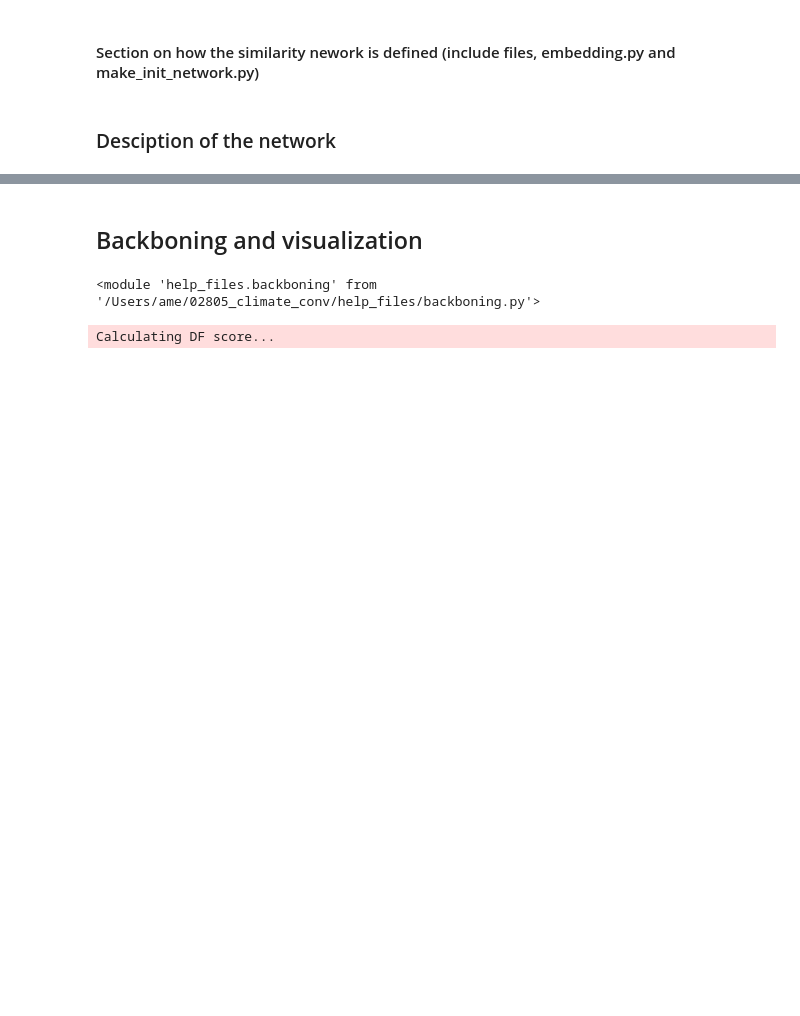
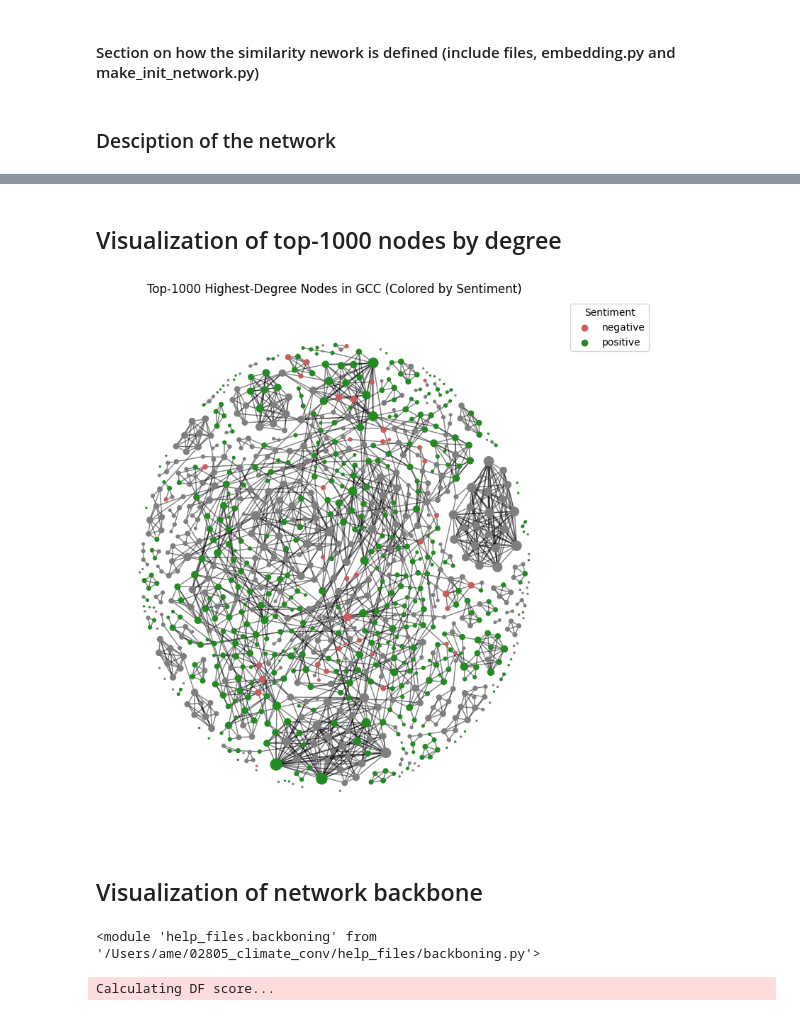
Before and after one commit to annemollelsborg/02805_climate_conv, a Jupyter notebook: notebooks/init_analysis_huggingface.ipynb, the cells around one changed output, grey strips where cells are left out. Saved outputs shown, nothing was run; the diff lists cells and outputs as text; code cells hidden in the pictures; blank space fills up the shorter version.

```diff
--- a/notebooks/init_analysis_huggingface.ipynb
+++ b/notebooks/init_analysis_huggingface.ipynb
@@ -122,5 +137,78 @@ plt.show()
+# %% [markdown]
+## Visualization of top-1000 nodes by degree
+# %%
+deg_gcc = dict(G_gcc.degree())
+
+top_1000_nodes = sorted(deg_gcc, key=deg_gcc.get, reverse=True)[:1000]
+
+# Induce the subgraph
+G_top = G_gcc.subgraph(top_1000_nodes).copy()
+
+
+# Sentiment colors
+sentiment_colors = {
+    "negative":  "indianred",
+    "positive":  "forestgreen"
+}
+
+# Ensure nodes keep sentiment attribute
+for n in G_top.nodes():
+    G_top.nodes[n]["sentiment"] = G.nodes[n].get("sentiment")
+
+
+# ForceAtlas2 layout
+pos = nx.forceatlas2_layout(
+    G_top,
+    max_iter=500,
+    gravity=0.8,
+    scaling_ratio=2.0,
+    seed=123,
+    distributed_action=True,
+    strong_gravity=True,
+)
+
+
+# Plot
+fig, ax = plt.subplots(figsize=(8, 8))
+
+# Node sizes based on degree
+node_sizes = [2 + G_top.degree(n) * 5 for n in G_top.nodes()]
+
+nx.draw_networkx_edges(G_top, pos, ax=ax, alpha=0.5)
+
+nx.draw_networkx_nodes(
+    G_top,
+    pos,
+    ax=ax,
+    node_size=node_sizes,
+    alpha=1,
+    node_color=[
+        sentiment_colors.get(
+            G_top.nodes[n].get("sentiment"),
+            "#7f7f7f"  # default grey if missing
+        )
+        for n in G_top.nodes()
+    ],
+)
+
+# Legend
+for sentiment, color in sentiment_colors.items():
+    ax.scatter([], [], c=color, label=sentiment)
+
+ax.legend(
+    title="Sentiment",
+    loc="upper left",
+    bbox_to_anchor=(1, 1),
+)
+
+ax.set_axis_off()
+ax.set_title("Top-1000 Highest-Degree Nodes in GCC (Colored by Sentiment)")
+plt.tight_layout()
+plt.show()
+# %% [output]
+[figure, added]
 # %% [markdown]
-## Backboning and visualization
+## Visualization of network backbone
 # %%
 # Approximate edge betweenness
 # Choose sample size k
```
Also changed, not shown: parts of 13 cells of this notebook, 6 other files.
